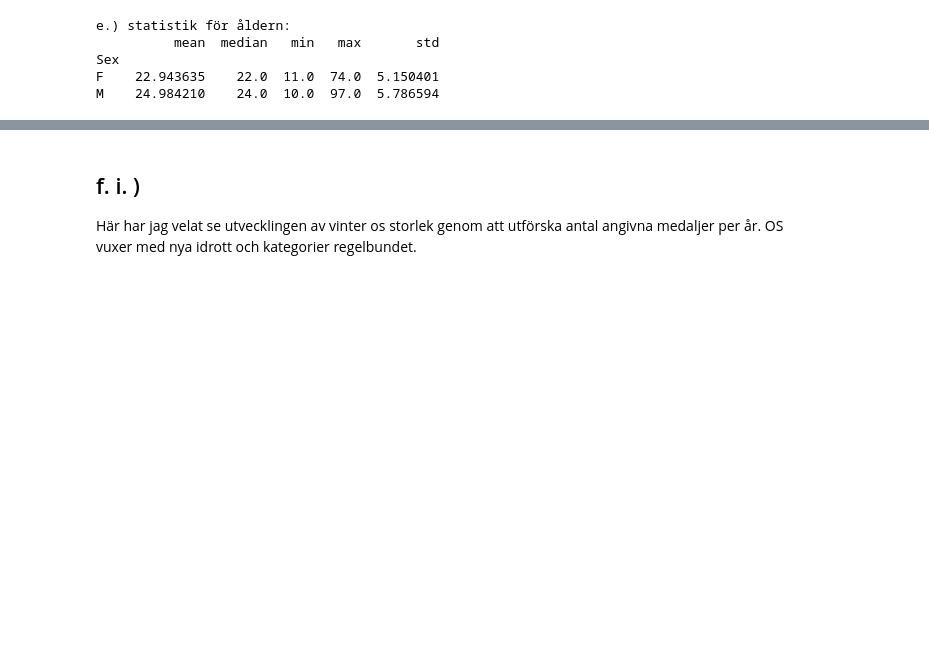
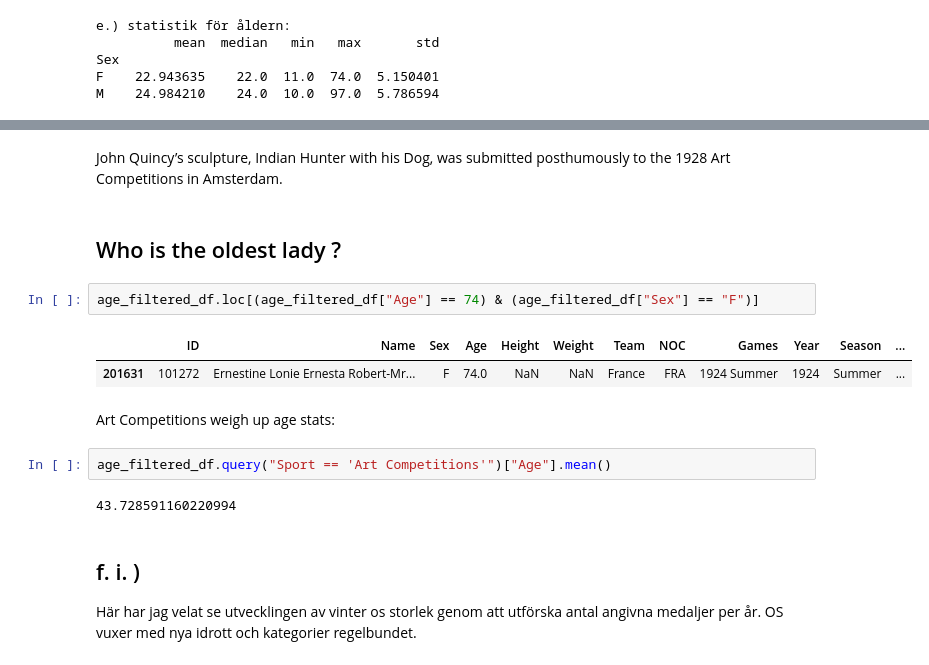
Before and after one commit to jonssonmarie/Databehandling-OS-projekt_Leo_Marie, a Jupyter notebook: Uppgift_0.ipynb, the cells around one changed output, grey strips where cells are left out. Saved outputs shown, nothing was run; the diff lists cells and outputs as text; blank space fills up the shorter version.

```diff
--- a/Uppgift_0.ipynb
+++ b/Uppgift_0.ipynb
@@ -60,3 +67,18 @@ M    24.984210    24.0  10.0  97.0  5.786594
+# %% [markdown]
+John Quincy’s sculpture, Indian Hunter with his Dog, was submitted posthumously to the 1928 Art Competitions in Amsterdam.
+# %% [markdown]
+## Who is the oldest lady ?
+# %%
+age_filtered_df.loc[(age_filtered_df["Age"] == 74) & (age_filtered_df["Sex"] == "F")]
+# %% [output]
+|  | ID | Name | Sex | Age | Height | Weight | Team | NOC | Games | Year | Season | ... |
+| 201631 | 101272 | Ernestine Lonie Ernesta Robert-Mr... | F | 74.0 | NaN | NaN | France | FRA | 1924 Summer | 1924 | Summer | ... |
+# %% [markdown]
+Art Competitions weigh up age stats:
+# %%
+age_filtered_df.query("Sport == 'Art Competitions'")["Age"].mean()
+# %% [output]
+43.728591160220994
 # %% [markdown]
 ## f. i. )
 Här har jag velat se utvecklingen av vinter os storlek genom att utförska antal angivna medaljer per år. OS vuxer med nya idrott och kategorier regelbundet.
```
Also changed, not shown: parts of 10 cells of this notebook, 1 other file.
